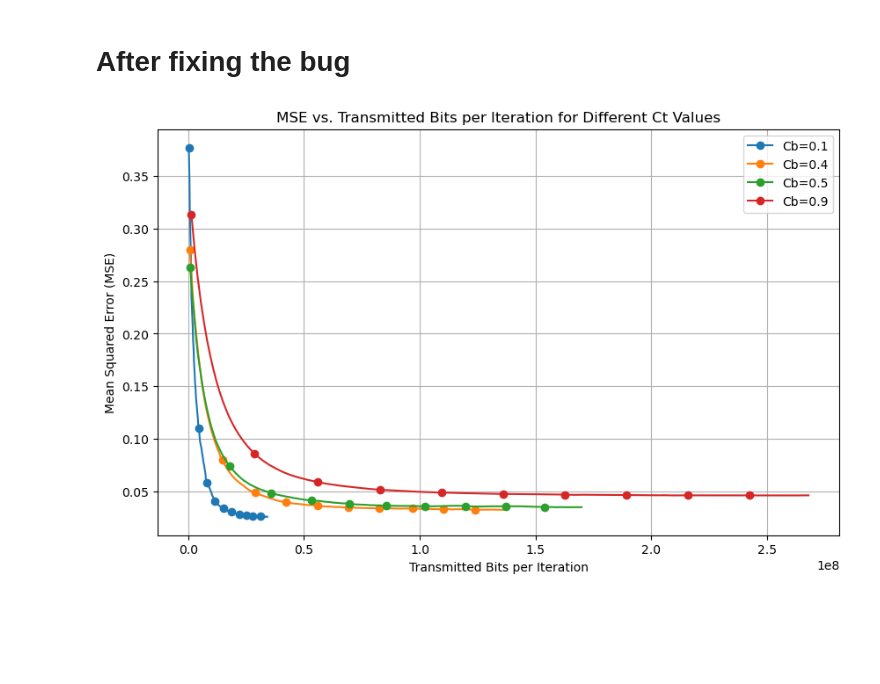
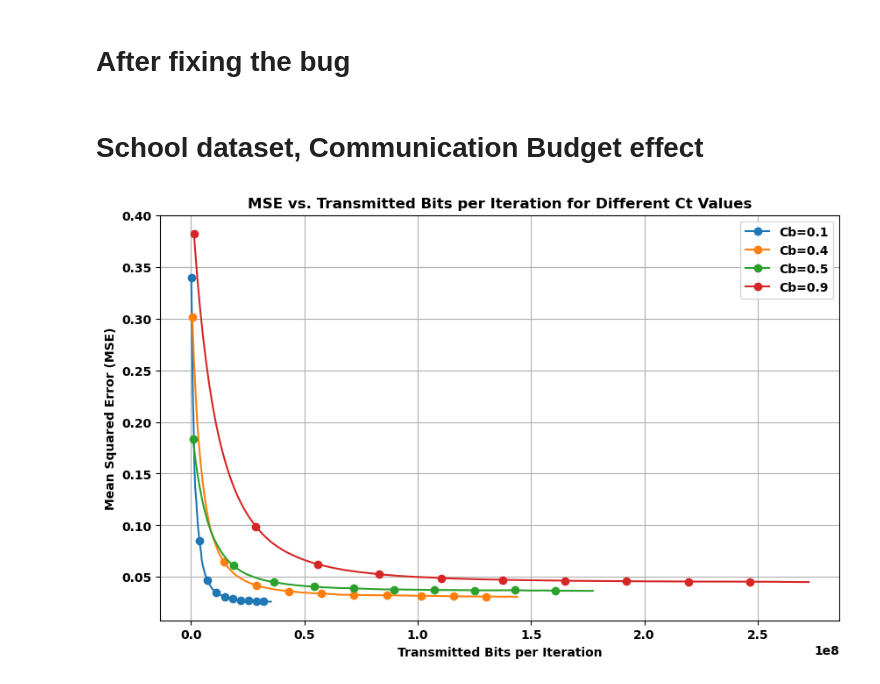
Before and after one commit to abdulmomen-ghalkha/WirelessSheaves, a Jupyter notebook: plots.ipynb, the cells around one changed output. Drawn from its saved outputs; the diff is of its cells as text; code cells hidden in the pictures; blank space fills up the shorter version.

```diff
--- a/plots.ipynb
+++ b/plots.ipynb
@@ -336,30 +39,0 @@ plt.show()
-# %%
-# Define file patterns for different Ct values
-file_patterns = {
-    "Optimized Graph": "./results/school_Sheaf-FMTL-subgraph-op_0.001_0.005_0.05_5_0.02_factor_0.4_200_beta_0.1_Ct_0.1_time_0_K_10.h5",
-    "Sampled-Sheaf Ct=0.1": "./results/school_Sheaf-FMTL-subgraph_0.001_0.005_0.05_5_0.02_factor_0.4_200_beta_0.1_Ct_0.1_time_0_K_10.h5",
-    "Sampled-Sheaf Ct=0.4": "./results/school_Sheaf-FMTL-subgraph_0.001_0.005_0.05_5_0.02_factor_0.4_200_beta_0.1_Ct_0.4_time_0_K_10.h5",
-
-    #r"Sampled-Sheaf $\beta=0.001$": "./results/school_Sheaf-FMTL-subgraph_0.001_0.005_0.05_5_0.02_factor_0.4_200_beta_0.001_Ct_0.4_time_*.h5",
-}
-
-# Plotting
-plt.figure(figsize=(10, 6))
-
-for label, file_pattern in file_patterns.items():
-    # Retrieve transmitted bits, mean MSE, and std MSE for the current pattern
-    transmitted_bits, mse_mean, mse_std = get_mse_mean_std(file_pattern)
-    print(mse_std)
-
-    # Plot mean with standard deviation
-    plt.plot(transmitted_bits, mse_mean, label=label, marker='o', linestyle='-', markevery=20)
-    plt.fill_between(transmitted_bits, mse_mean - mse_std, mse_mean + mse_std, alpha=0.2)
-
-# Label the plot
-plt.xlabel("Transmitted Bits per Iteration")
-plt.ylabel("Mean Squared Error (MSE)")
-plt.title("MSE vs. Transmitted Bits per Iteration for Different Ct Values")
-plt.legend()
-plt.grid(True)
-#plt.savefig("MSE_vs_Transmitted_Bits_beta.pdf", format="pdf")
-plt.show()
@@ -385,33 +40,35 @@ plt.show()
 # %% [markdown]
 # After fixing the bug
+# %% [markdown]
+# School dataset, Communication Budget effect
 # %%
 # Define file patterns for different Ct values
 file_patterns = {
-    "Cb=0.1": "./results/school_Sheaf-FMTL-subgraph_0.001_0.005_0.05_5_0.02_factor_0.4_200_beta_0.01_Ct_0.1_time_0_K_50.h5",
-    "Cb=0.4": "./results/school_Sheaf-FMTL-subgraph_0.001_0.005_0.05_5_0.02_factor_0.4_200_beta_0.01_Ct_0.4_time_0_K_50.h5",
-    "Cb=0.5": "./results/school_Sheaf-FMTL-subgraph_0.001_0.005_0.05_5_0.02_factor_0.4_200_beta_0.01_Ct_0.5_time_0_K_50.h5",
-    "Cb=0.9": "./results/school_Sheaf-FMTL-subgraph_0.001_0.005_0.05_5_0.02_factor_0.4_200_beta_0.01_Ct_0.9_time_0_K_50.h5"
+    "Cb=0.1": "./results/school_Sheaf-FMTL-subgraph_0.001_0.005_0.05_5_0.02_factor_0.4_200_beta_0.01_Ct_0.1_time_*_K_200.h5",
+    "Cb=0.4": "./results/school_Sheaf-FMTL-subgraph_0.001_0.005_0.05_5_0.02_factor_0.4_200_beta_0.01_Ct_0.4_time_*_K_200.h5",
+    "Cb=0.5": "./results/school_Sheaf-FMTL-subgraph_0.001_0.005_0.05_5_0.02_factor_0.4_200_beta_0.01_Ct_0.5_time_*_K_200.h5",
+    "Cb=0.9": "./results/school_Sheaf-FMTL-subgraph_0.001_0.005_0.05_5_0.02_factor_0.4_200_beta_0.01_Ct_0.9_time_*_K_200.h5"
 }
 
 # Plotting
 plt.figure(figsize=(10, 6))
 
 for label, file_pattern in file_patterns.items():
     # Retrieve transmitted bits, mean MSE, and std MSE for the current pattern
     transmitted_bits, mse_mean, mse_std = get_mse_mean_std(file_pattern)
 
     # Plot mean with standard deviation
     plt.plot(transmitted_bits, mse_mean, label=label, marker='o', linestyle='-', markevery=20)
-    plt.fill_between(transmitted_bits, mse_mean - 5 * mse_std, mse_mean + 5 * mse_std, alpha=0.2)
+    plt.fill_between(transmitted_bits, mse_mean - mse_std, mse_mean + mse_std, alpha=0.2)
 
 # Label the plot
 plt.xlabel("Transmitted Bits per Iteration")
 plt.ylabel("Mean Squared Error (MSE)")
 plt.title("MSE vs. Transmitted Bits per Iteration for Different Ct Values")
 plt.legend()
 plt.grid(True)
 # Save the plot as a PDF
-plt.savefig("MSE_vs_Transmitted_Bits_Cb.pdf", format="pdf")
+#plt.savefig("MSE_vs_Transmitted_Bits_Cb.pdf", format="pdf")
 plt.show()
 # %% [output]
-[figure, old version]
+[figure, new version]
```
Also changed, not shown: parts of 27 cells of this notebook, 38 other files.
